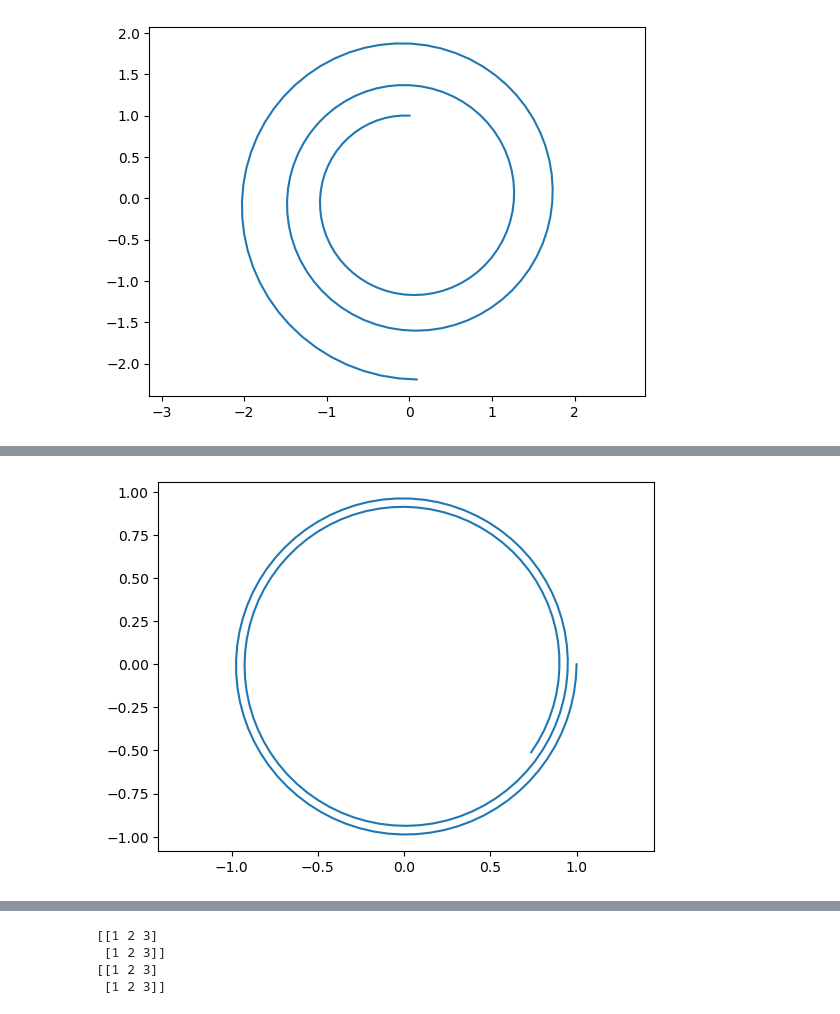
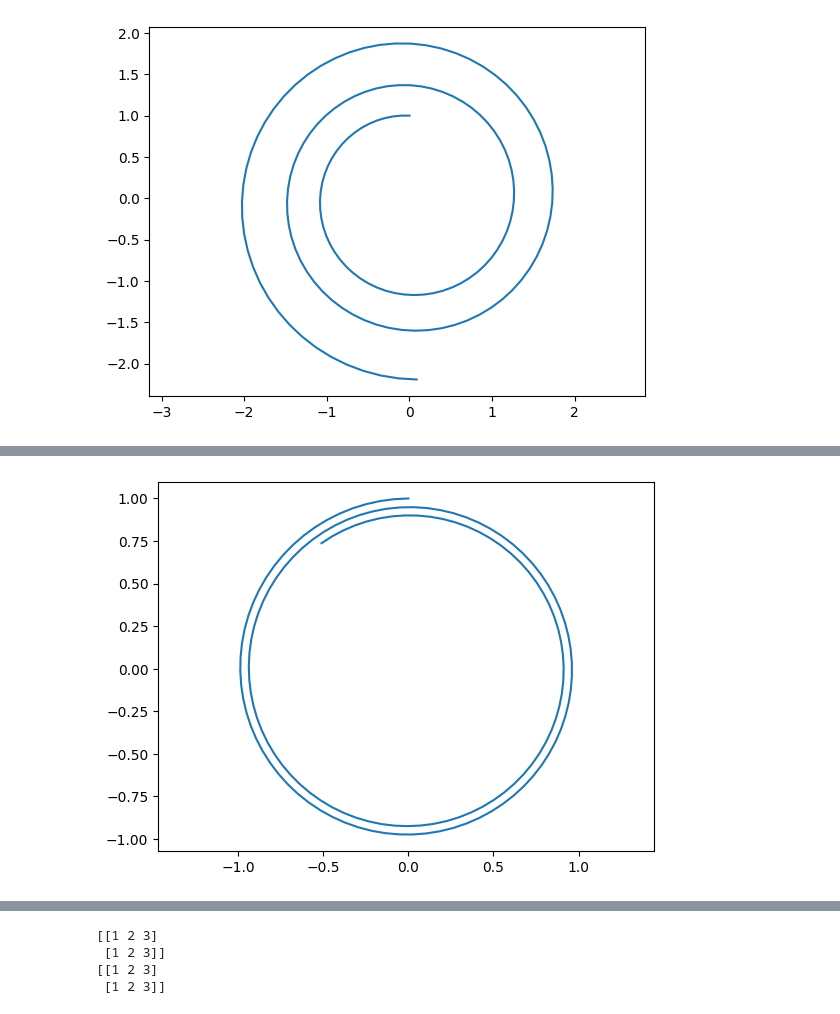
Before and after one commit to eloyf26/TFG-on-Krotov-Methods, a Jupyter notebook: TFG-on-Krotov-Methods/MyIntegrators/Symplectic Integrator.ipynb, the cells around one changed output, grey strips where cells are left out. Saved outputs shown, nothing was run; the diff lists cells and outputs as text; code cells hidden in the pictures.

```diff
--- a/TFG-on-Krotov-Methods/MyIntegrators/Symplectic Integrator.ipynb
+++ b/TFG-on-Krotov-Methods/MyIntegrators/Symplectic Integrator.ipynb
@@ -168,11 +213,11 @@ NameError: name 'RungeKutta4' is not defined
 # %%
 rk4.h = 0.1
 
-rk4.integrate([0,5*np.pi],1,0)
+rk4.integrate([0,5*np.pi],[1, 1],[0, 0])
 
-rk4.plot_orbit()
+rk4.plot_orbit(0)
 # %% [output]
-[figure, old version]
+[figure, new version]
 # %%
 sympO4 = SymplecticOrder4(0.1, hoscillator)
 # %%
```
Also changed, not shown: parts of 10 cells of this notebook, 6 other files.
